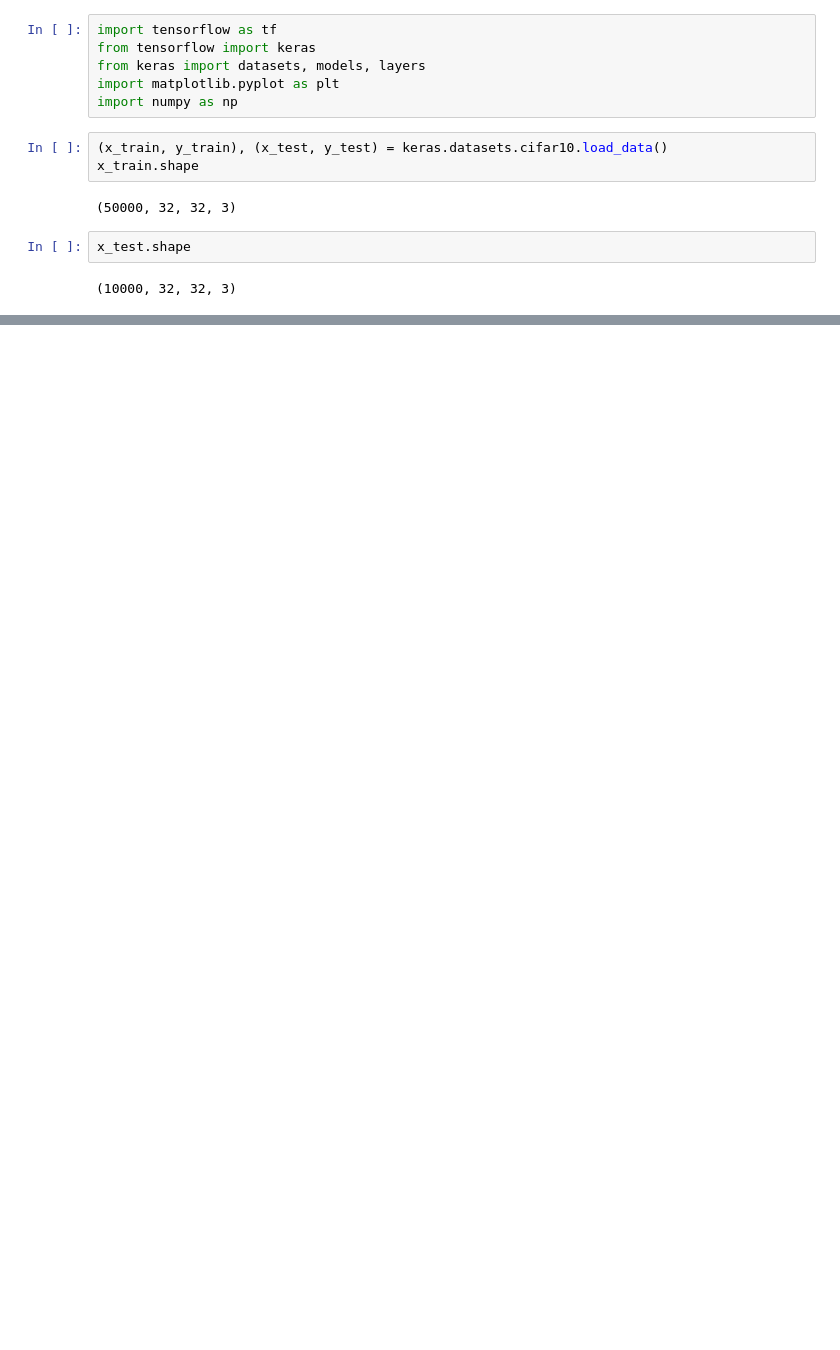
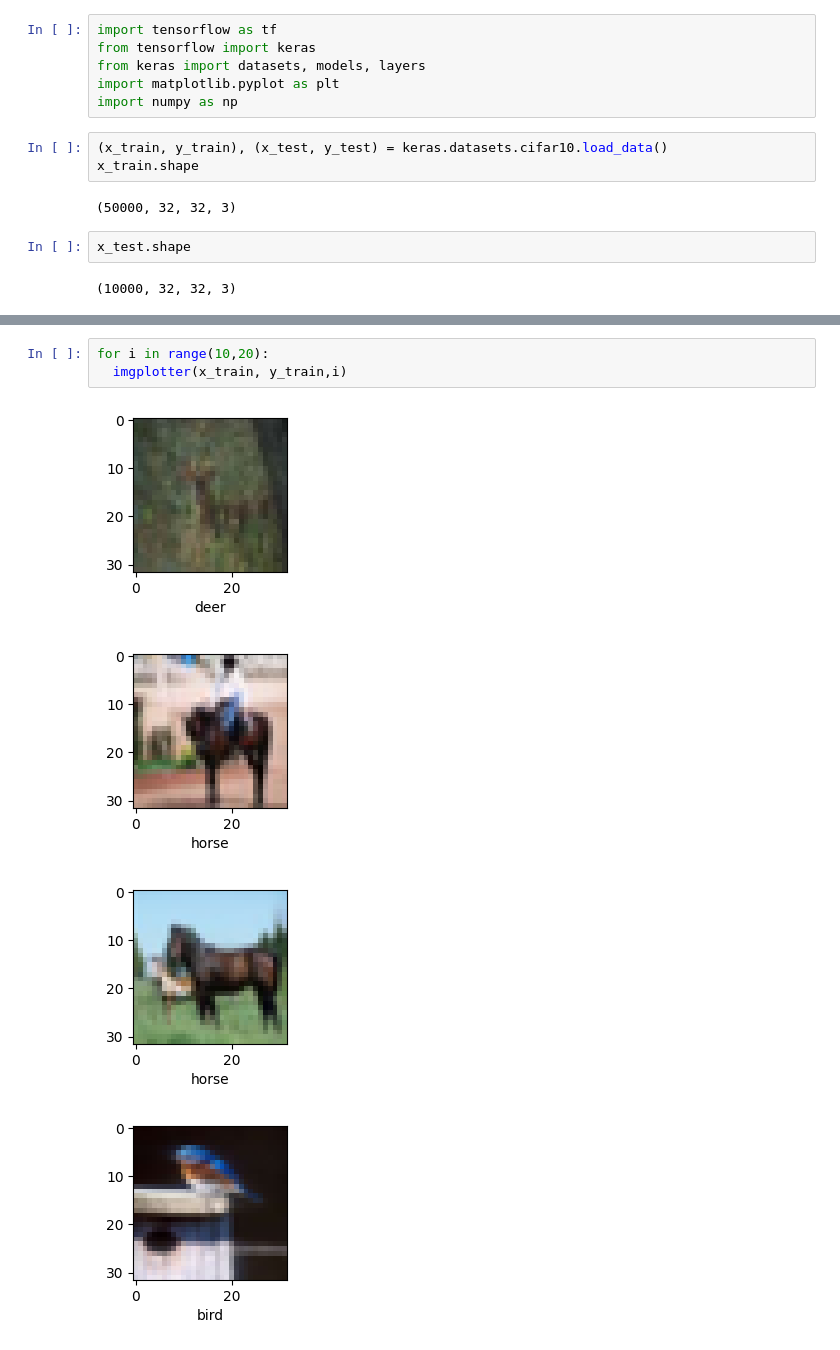
Before and after one commit to forbiddenvelocity/CIFAR10-image-classification-model, a Jupyter notebook: Untitled6.ipynb, the cells around one changed output, grey strips where cells are left out. Cells and saved outputs as stored; diff of their text form; blank space fills up the shorter version.

```diff
--- a/Untitled6.ipynb
+++ b/Untitled6.ipynb
@@ -17,0 +34,8 @@ x_test.shape
+# %%
+for i in range(10,20):
+  imgplotter(x_train, y_train,i)
+# %% [output]
+[figure, added]
+[figure, added]
+[figure, added]
+[figure, added]
```
Also changed, not shown: parts of 5 cells of this notebook.
